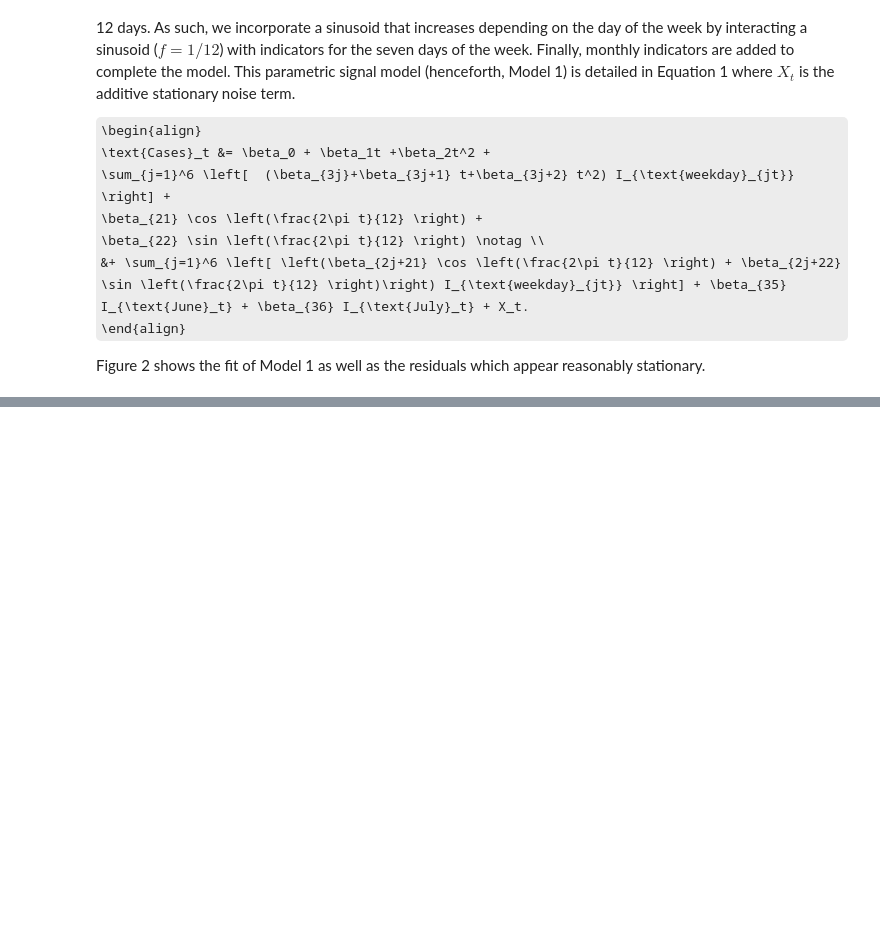
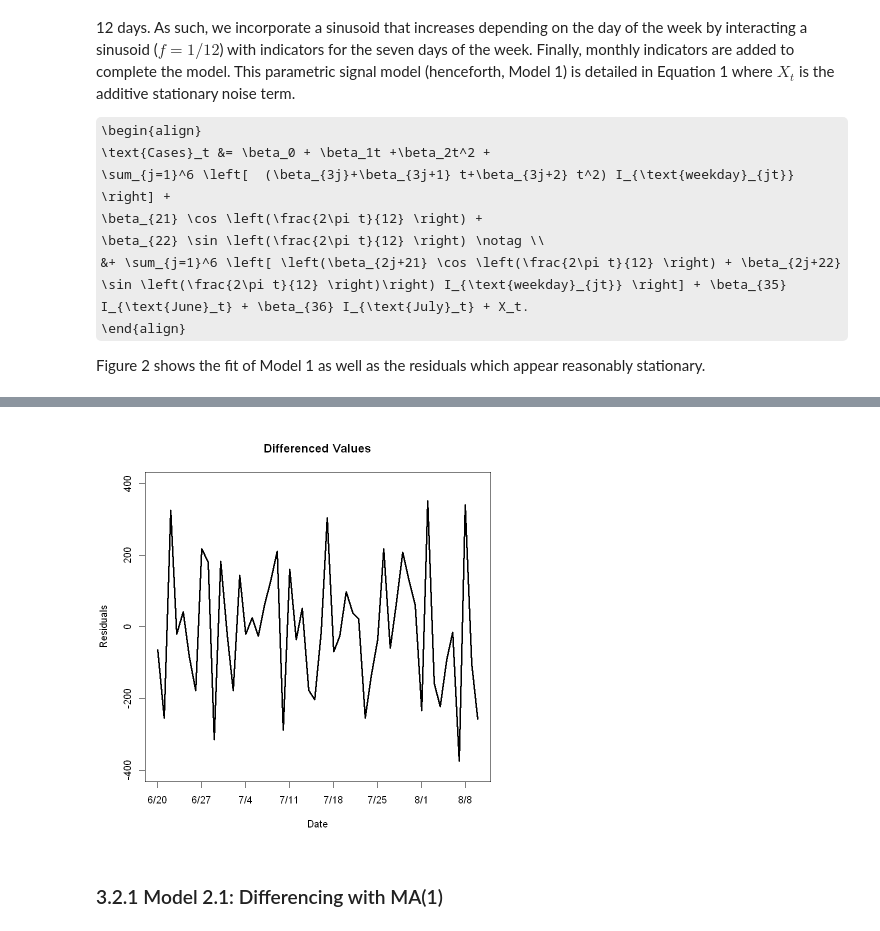
Before and after one commit to connoryen/Stat-153-Final, a Jupyter notebook: workbook.ipynb, the cells around one changed output, grey strips where cells are left out. Cells and saved outputs as stored; diff of their text form; code cells hidden in the pictures; some formulas as TeX source; blank space fills up the shorter version.

```diff
--- a/workbook.ipynb
+++ b/workbook.ipynb
@@ -74,0 +177,10 @@ Figure 2 shows the fit of Model 1 as well as the residuals which appear reasonab
+# %%
+m2 <- diff(diff(df$New.Cases), lag = 7) #two successive differences
+
+plot.ts(m2, lwd = 2.5, ylim = c(-400,400),
+        xaxt = "n", xlab = "Date", ylab = "Residuals", main = "Differenced Values")
+axis(side = 1, at = seq(1,60, by = 7), labels = xLabel)
+# %% [output]
+[figure, added]
+# %% [markdown]
+### 3.2.1   Model 2.1: Differencing with MA(1)
```
Also changed, not shown: parts of 20 cells of this notebook, 1 other file.
